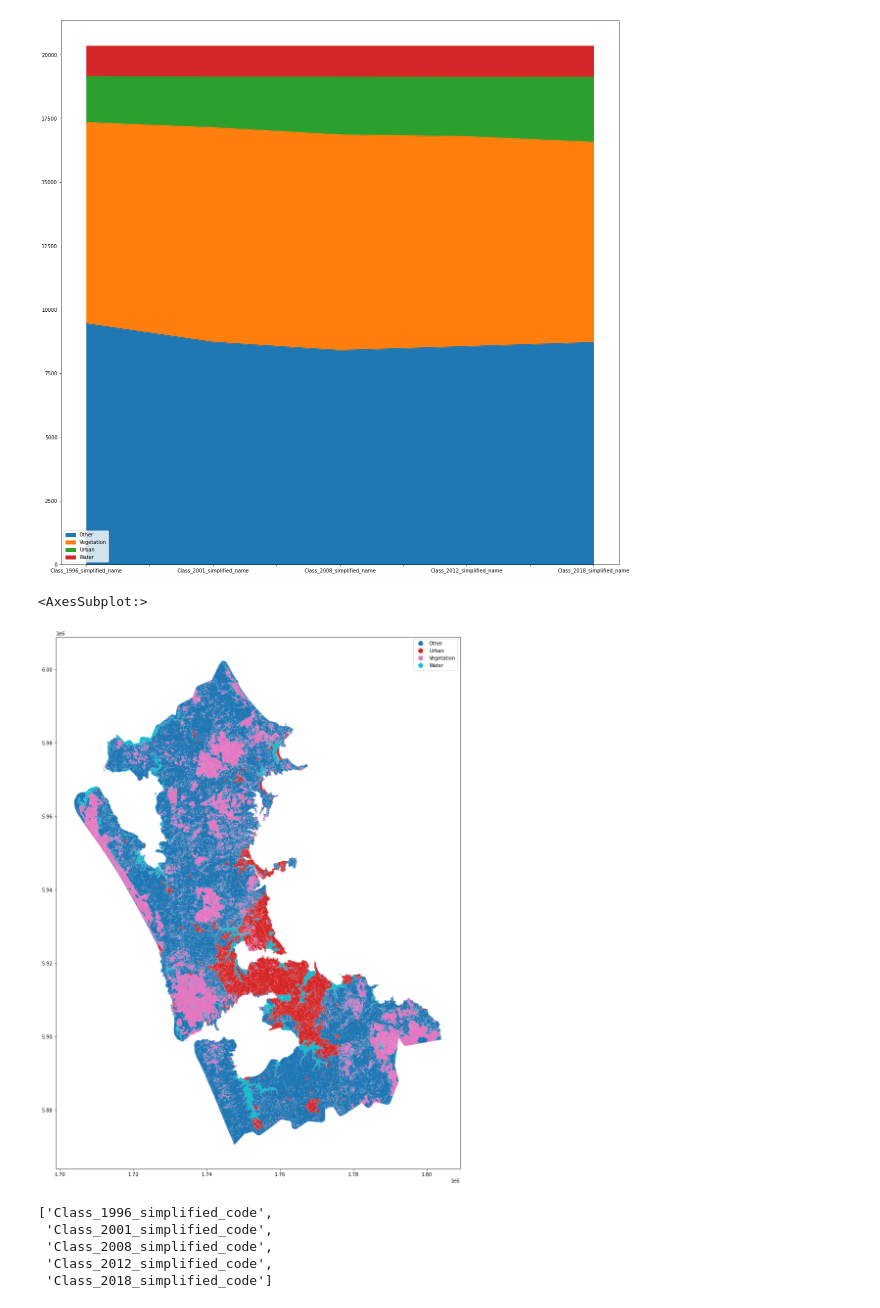
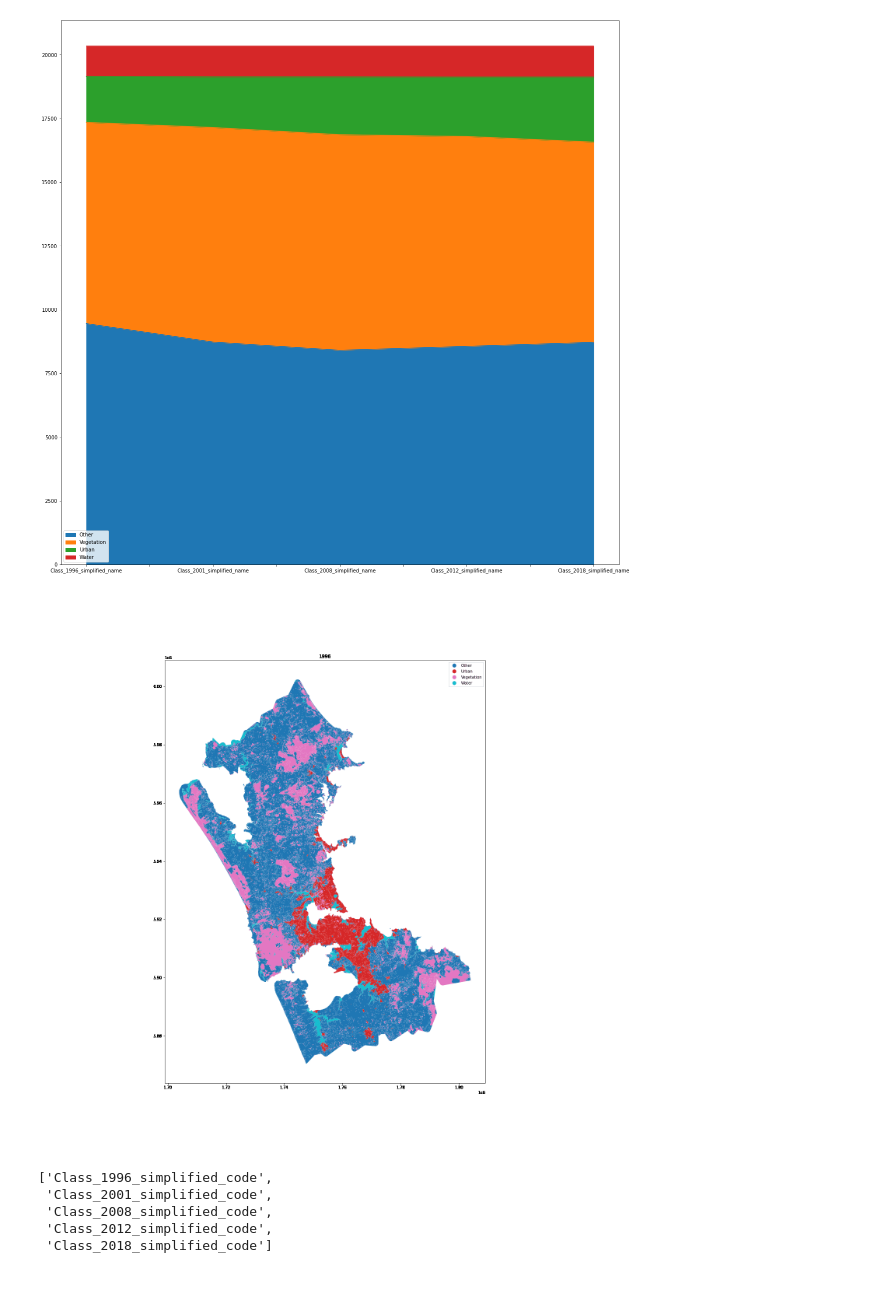
Before and after one commit to rutulUOA/land_use, a Jupyter notebook: preprocess.ipynb, the cells around one changed output. Saved outputs shown, nothing was run; the diff lists cells and outputs as text; code cells hidden in the pictures.

```diff
--- a/preprocess.ipynb
+++ b/preprocess.ipynb
@@ -133,8 +133,3 @@ pd.GeoDataFrame(summary).plot.area()
 # %% [output]
 <AxesSubplot:>
 [figure]
-# %%
-df.plot(column='Class_2018_simplified_name', legend=True)
-# %% [output]
-<AxesSubplot:>
-[figure, removed]
@@ -141,3 +151,8 @@ df.plot(column='Class_2018_simplified_name', legend=True)
+# %%
+with open('land_use.gif','rb') as file:
+    display(Image(file.read()))
+# %% [output]
+[figure, added]
 # %%
 cols = [f"Class_{year}_simplified_code" for year in years]
 cols
```
Also changed, not shown: parts of 8 cells of this notebook, 4 other files.
